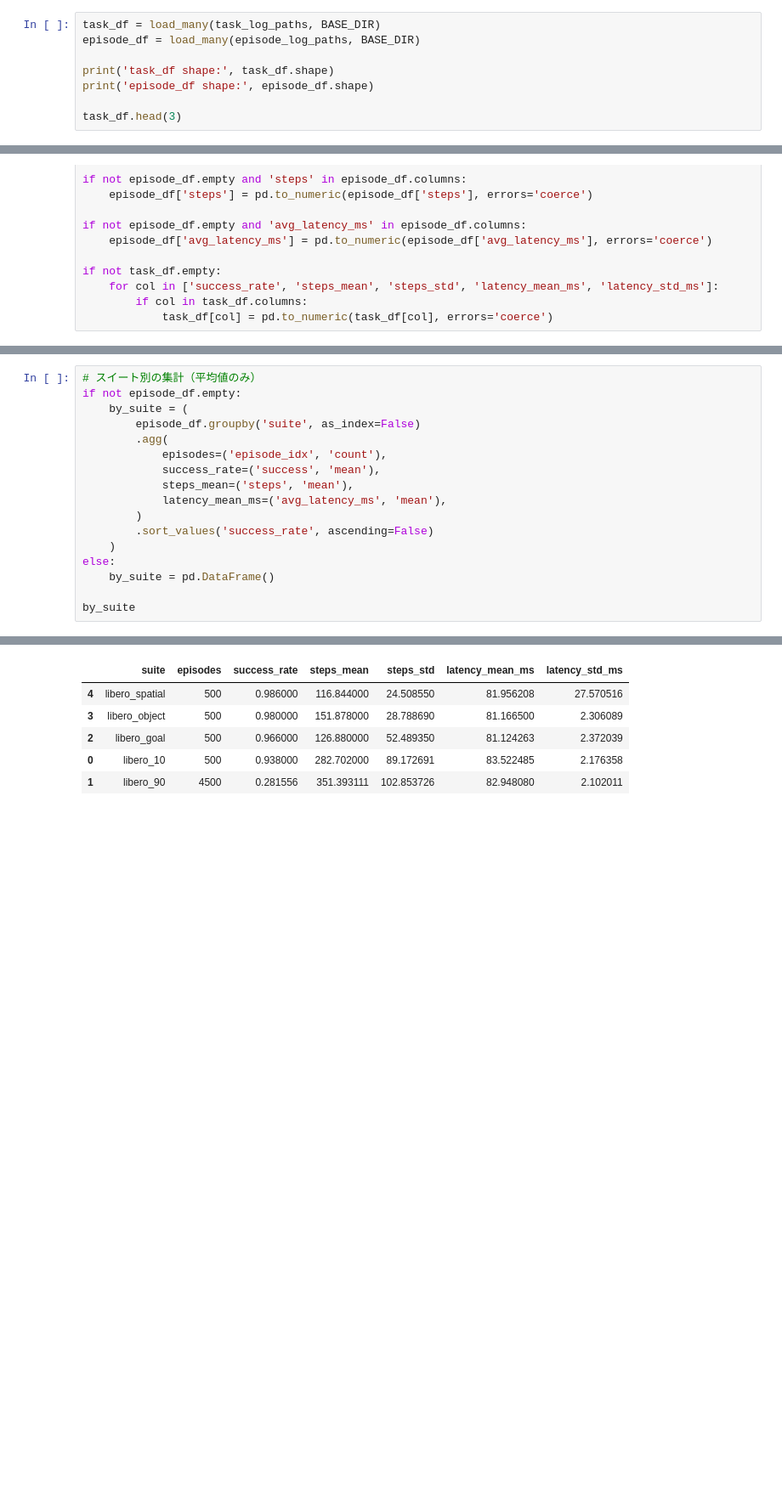
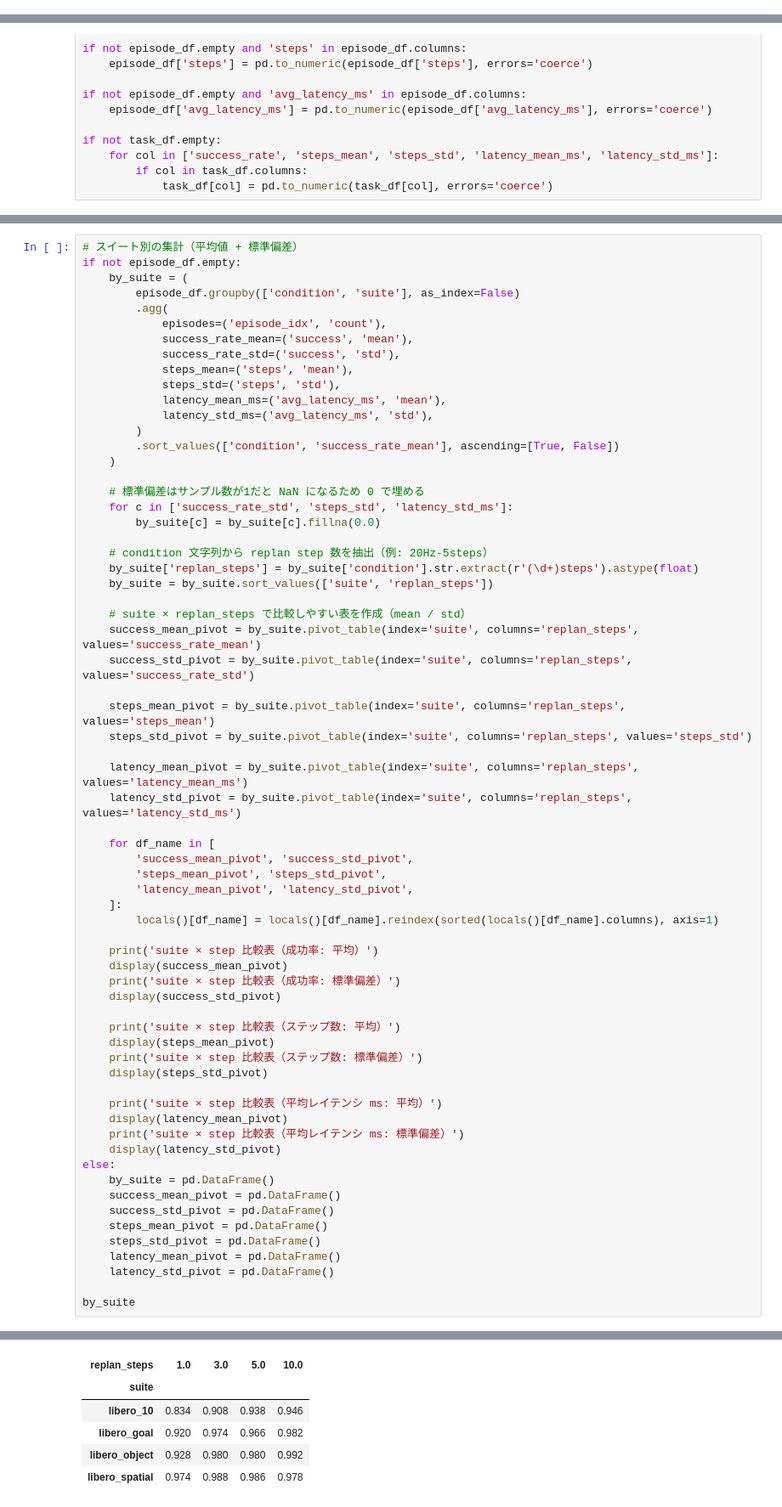
Before and after one commit to yuuharu11/hierarchical_control, a Jupyter notebook: myscripts/ipynb/analyze_libero_20Hz_5steps_default.ipynb, the cells around one changed output, grey strips where cells are left out. Shown at 85% size. Cells and saved outputs as stored; diff of their text form; blank space fills up the shorter version.

```diff
--- a/myscripts/ipynb/analyze_libero_20Hz_5steps_default.ipynb
+++ b/myscripts/ipynb/analyze_libero_20Hz_5steps_default.ipynb
@@ -78,8 +121,0 @@ def load_many(csv_paths, base_dir: Path):
-# %%
-task_df = load_many(task_log_paths, BASE_DIR)
-episode_df = load_many(episode_log_paths, BASE_DIR)
-
-print('task_df shape:', task_df.shape)
-print('episode_df shape:', episode_df.shape)
-
-task_df.head(3)
@@ -129,18 +143,67 @@ summary_df
 # %%
-# スイート別の集計（平均値のみ）
+# スイート別の集計（平均値 + 標準偏差）
 if not episode_df.empty:
     by_suite = (
-        episode_df.groupby('suite', as_index=False)
+        episode_df.groupby(['condition', 'suite'], as_index=False)
         .agg(
             episodes=('episode_idx', 'count'),
-            success_rate=('success', 'mean'),
+            success_rate_mean=('success', 'mean'),
+            success_rate_std=('success', 'std'),
             steps_mean=('steps', 'mean'),
+            steps_std=('steps', 'std'),
             latency_mean_ms=('avg_latency_ms', 'mean'),
+            latency_std_ms=('avg_latency_ms', 'std'),
         )
-        .sort_values('success_rate', ascending=False)
+        .sort_values(['condition', 'success_rate_mean'], ascending=[True, False])
     )
+
+    # 標準偏差はサンプル数が1だと NaN になるため 0 で埋める
+    for c in ['success_rate_std', 'steps_std', 'latency_std_ms']:
+        by_suite[c] = by_suite[c].fillna(0.0)
+
+    # condition 文字列から replan step 数を抽出（例: 20Hz-5steps）
+    by_suite['replan_steps'] = by_suite['condition'].str.extract(r'(\d+)steps').astype(float)
+    by_suite = by_suite.sort_values(['suite', 'replan_steps'])
+
+    # suite × replan_steps で比較しやすい表を作成（mean / std）
+    success_mean_pivot = by_suite.pivot_table(index='suite', columns='replan_steps', values='success_rate_mean')
+    success_std_pivot = by_suite.pivot_table(index='suite', columns='replan_steps', values='success_rate_std')
+
+    steps_mean_pivot = by_suite.pivot_table(index='suite', columns='replan_steps', values='steps_mean')
+    steps_std_pivot = by_suite.pivot_table(index='suite', columns='replan_steps', values='steps_std')
+
+    latency_mean_pivot = by_suite.pivot_table(index='suite', columns='replan_steps', values='latency_mean_ms')
+    latency_std_pivot = by_suite.pivot_table(index='suite', columns='replan_steps', values='latency_std_ms')
+
+    for df_name in [
+        'success_mean_pivot', 'success_std_pivot',
+        'steps_mean_pivot', 'steps_std_pivot',
+        'latency_mean_pivot', 'latency_std_pivot',
+    ]:
+        locals()[df_name] = locals()[df_name].reindex(sorted(locals()[df_name].columns), axis=1)
+
+    print('suite × step 比較表（成功率: 平均）')
+    display(success_mean_pivot)
+    print('suite × step 比較表（成功率: 標準偏差）')
+    display(success_std_pivot)
+
+    print('suite × step 比較表（ステップ数: 平均）')
+    display(steps_mean_pivot)
+    print('suite × step 比較表（ステップ数: 標準偏差）')
+    display(steps_std_pivot)
+
+    print('suite × step 比較表（平均レイテンシ ms: 平均）')
+    display(latency_mean_pivot)
+    print('suite × step 比較表（平均レイテンシ ms: 標準偏差）')
+    display(latency_std_pivot)
 else:
     by_suite = pd.DataFrame()
+    success_mean_pivot = pd.DataFrame()
+    success_std_pivot = pd.DataFrame()
+    steps_mean_pivot = pd.DataFrame()
+    steps_std_pivot = pd.DataFrame()
+    latency_mean_pivot = pd.DataFrame()
+    latency_std_pivot = pd.DataFrame()
 
 by_suite
 # %% [output]
@@ -147,6 +211,6 @@ by_suite
-|  | suite | episodes | success_rate | steps_mean | steps_std | latency_mean_ms | latency_std_ms |
-| 4 | libero_spatial | 500 | 0.986000 | 116.844000 | 24.508550 | 81.956208 | 27.570516 |
-| 3 | libero_object | 500 | 0.980000 | 151.878000 | 28.788690 | 81.166500 | 2.306089 |
-| 2 | libero_goal | 500 | 0.966000 | 126.880000 | 52.489350 | 81.124263 | 2.372039 |
-| 0 | libero_10 | 500 | 0.938000 | 282.702000 | 89.172691 | 83.522485 | 2.176358 |
-| 1 | libero_90 | 4500 | 0.281556 | 351.393111 | 102.853726 | 82.948080 | 2.102011 |
+| replan_steps | 1.0 | 3.0 | 5.0 | 10.0 |
+| suite |  |  |  |  |
+| libero_10 | 0.834 | 0.908 | 0.938 | 0.946 |
+| libero_goal | 0.920 | 0.974 | 0.966 | 0.982 |
+| libero_object | 0.928 | 0.980 | 0.980 | 0.992 |
+| libero_spatial | 0.974 | 0.988 | 0.986 | 0.978 |
```
Also changed, not shown: parts of 16 cells of this notebook, 1 other file.
